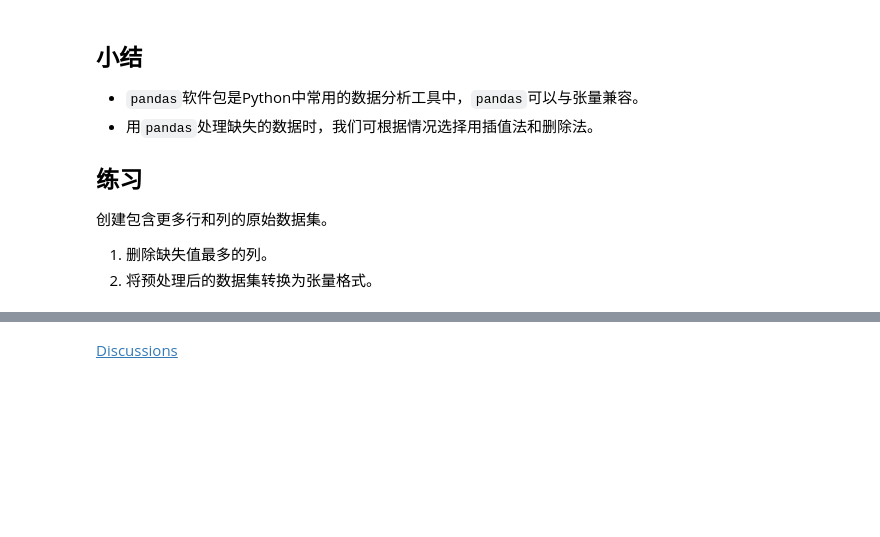
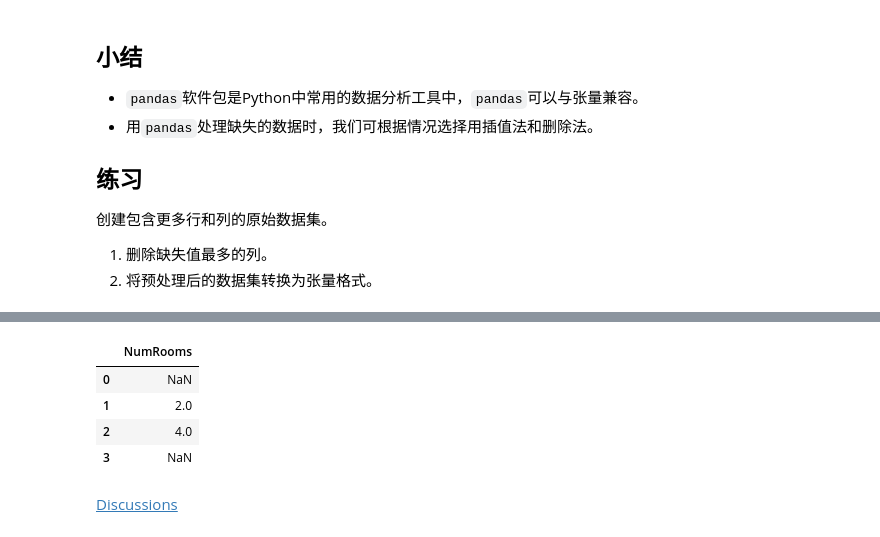
Before and after one commit to linseyicey/FightingCoder, a Jupyter notebook: chapter_preliminaries/pandas.ipynb, the cells around one changed output, grey strips where cells are left out. Drawn from its saved outputs; the diff is of its cells as text; code cells hidden in the pictures; blank space fills up the shorter version.

```diff
--- a/chapter_preliminaries/pandas.ipynb
+++ b/chapter_preliminaries/pandas.ipynb
@@ -117,2 +129,14 @@ X, y
+# %%
+#按缺失**比例**删除
+missing_ratio = inputs.isna().mean()
+missing_columns = missing_ratio[missing_ratio > 0.6].index
+inputs = inputs.drop(missing_columns, axis=1)
+inputs
+# %% [output]
+|  | NumRooms |
+| 0 | NaN |
+| 1 | 2.0 |
+| 2 | 4.0 |
+| 3 | NaN |
 # %% [markdown]
 [Discussions](https://discuss.d2l.ai/t/1750)
```
Also changed, not shown: parts of 5 cells of this notebook.
